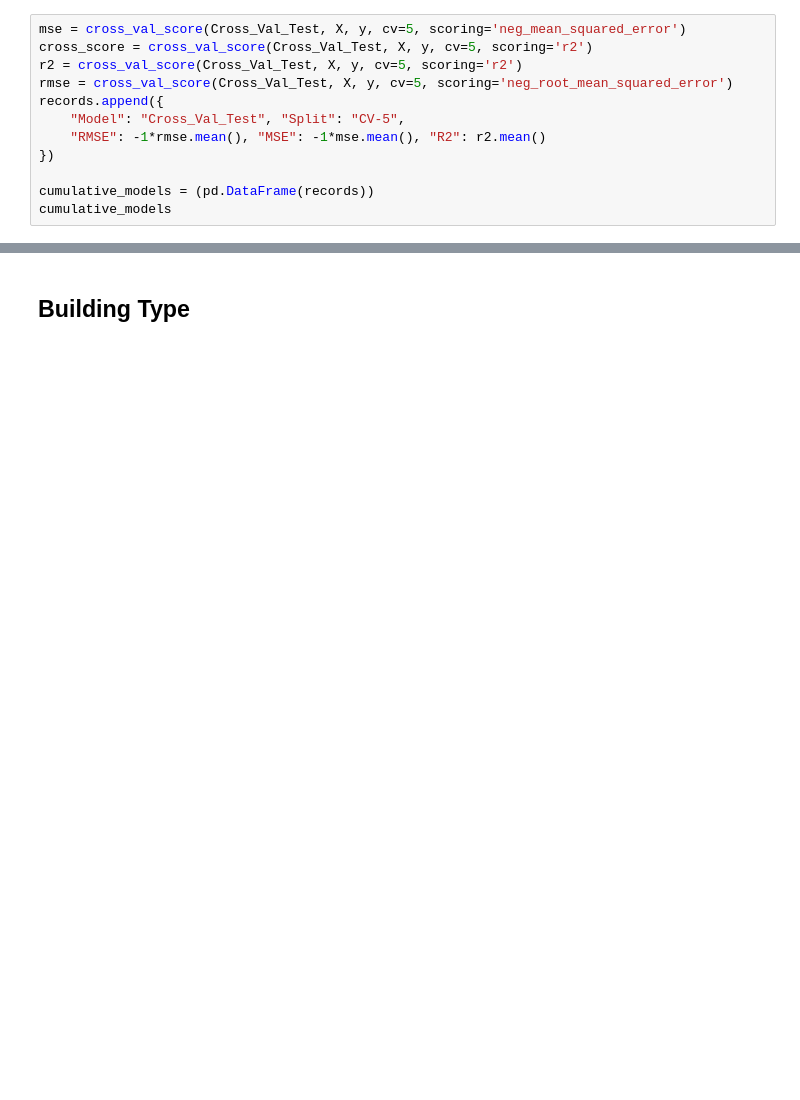
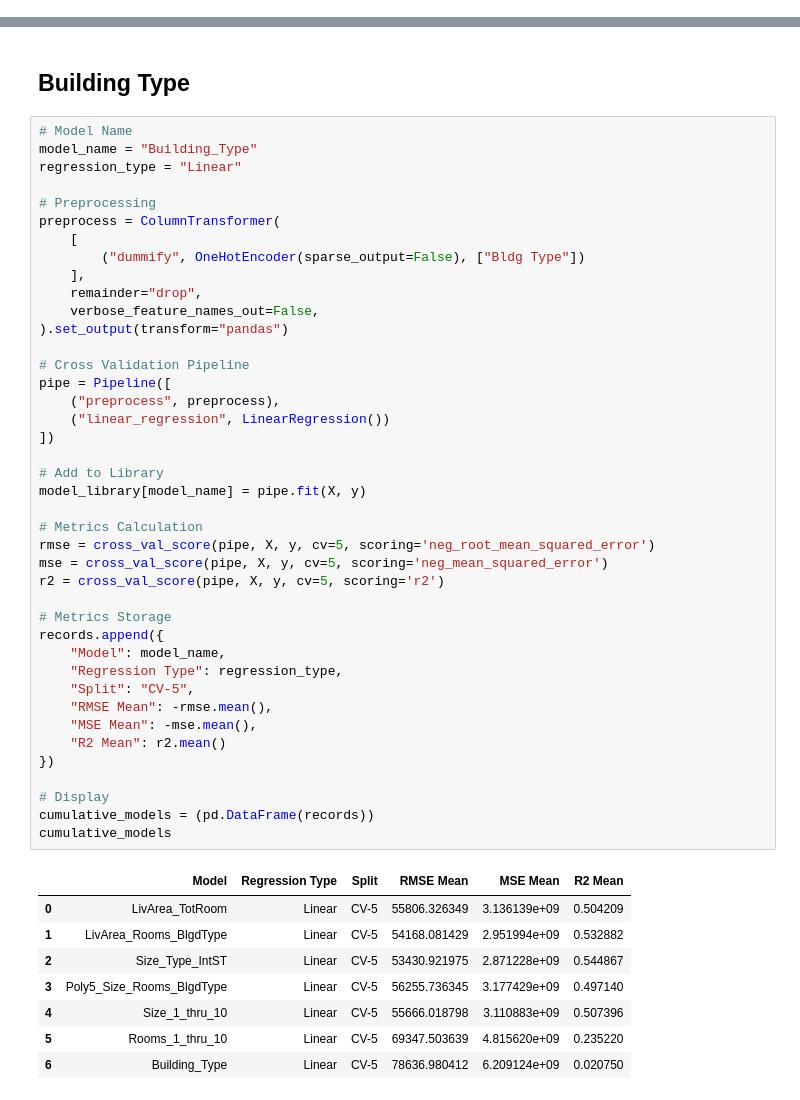
Before and after one commit to PharaohPooh/GSB_544, a Jupyter notebook: Week_7/Practice Activity 7.1- Cross-Validation and Tuning.ipynb, the cells around one changed output, grey strips where cells are left out. Saved outputs shown, nothing was run; the diff lists cells and outputs as text; blank space fills up the shorter version.

```diff
--- a/Week_7/Practice Activity 7.1- Cross-Validation and Tuning.ipynb
+++ b/Week_7/Practice Activity 7.1- Cross-Validation and Tuning.ipynb
@@ -218,12 +250,0 @@ model_library["Cross_Val_Test"] = Cross_Val_Test.fit(X_train, y_train)
-# %%
-mse = cross_val_score(Cross_Val_Test, X, y, cv=5, scoring='neg_mean_squared_error')
-cross_score = cross_val_score(Cross_Val_Test, X, y, cv=5, scoring='r2')
-r2 = cross_val_score(Cross_Val_Test, X, y, cv=5, scoring='r2')
-rmse = cross_val_score(Cross_Val_Test, X, y, cv=5, scoring='neg_root_mean_squared_error')
-records.append({
-    "Model": "Cross_Val_Test", "Split": "CV-5",
-    "RMSE": -1*rmse.mean(), "MSE": -1*mse.mean(), "R2": r2.mean()
-})
-
-cumulative_models = (pd.DataFrame(records))
-cumulative_models
@@ -296,2 +366,52 @@ cumulative_models
 # %% [markdown]
 ## Building Type
+# %%
+# Model Name
+model_name = "Building_Type"
+regression_type = "Linear"
+
+# Preprocessing
+preprocess = ColumnTransformer(
+    [
+        ("dummify", OneHotEncoder(sparse_output=False), ["Bldg Type"])
+    ],
+    remainder="drop",
+    verbose_feature_names_out=False,
+).set_output(transform="pandas")
+
+# Cross Validation Pipeline
+pipe = Pipeline([
+    ("preprocess", preprocess),
+    ("linear_regression", LinearRegression())
+])
+
+# Add to Library
+model_library[model_name] = pipe.fit(X, y)
+
+# Metrics Calculation
+rmse = cross_val_score(pipe, X, y, cv=5, scoring='neg_root_mean_squared_error')
+mse = cross_val_score(pipe, X, y, cv=5, scoring='neg_mean_squared_error')
+r2 = cross_val_score(pipe, X, y, cv=5, scoring='r2')
+
+# Metrics Storage
+records.append({
+    "Model": model_name,
+    "Regression Type": regression_type,
+    "Split": "CV-5",
+    "RMSE Mean": -rmse.mean(),
+    "MSE Mean": -mse.mean(),
+    "R2 Mean": r2.mean()
+})
+
+# Display
+cumulative_models = (pd.DataFrame(records))
+cumulative_models
+# %% [output]
+|  | Model | Regression Type | Split | RMSE Mean | MSE Mean | R2 Mean |
+| 0 | LivArea_TotRoom | Linear | CV-5 | 55806.326349 | 3.136139e+09 | 0.504209 |
+| 1 | LivArea_Rooms_BlgdType | Linear | CV-5 | 54168.081429 | 2.951994e+09 | 0.532882 |
+| 2 | Size_Type_IntST | Linear | CV-5 | 53430.921975 | 2.871228e+09 | 0.544867 |
+| 3 | Poly5_Size_Rooms_BlgdType | Linear | CV-5 | 56255.736345 | 3.177429e+09 | 0.497140 |
+| 4 | Size_1_thru_10 | Linear | CV-5 | 55666.018798 | 3.110883e+09 | 0.507396 |
+| 5 | Rooms_1_thru_10 | Linear | CV-5 | 69347.503639 | 4.815620e+09 | 0.235220 |
+| 6 | Building_Type | Linear | CV-5 | 78636.980412 | 6.209124e+09 | 0.020750 |
```
Also changed, not shown: parts of 23 cells of this notebook, 3 other files.
